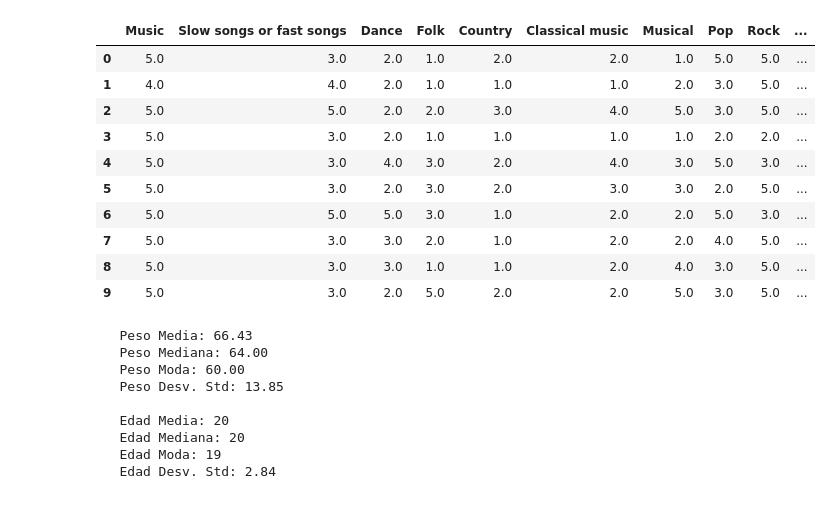
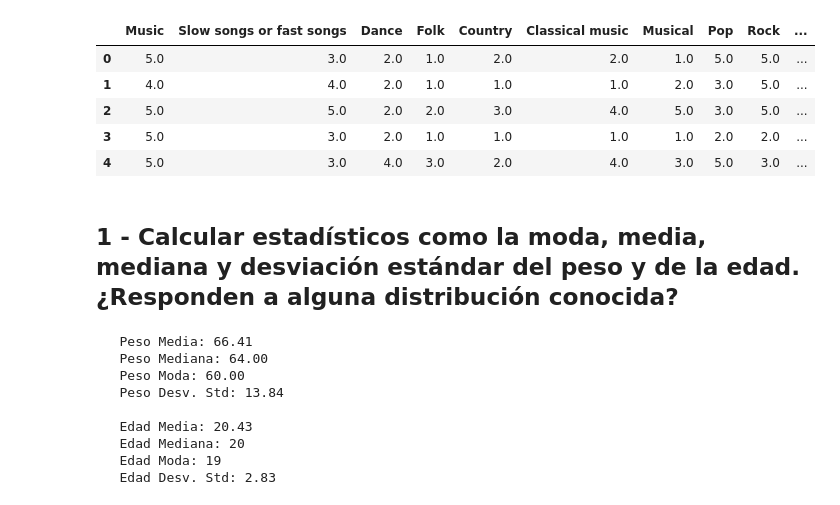
Before and after one commit to renzobechler-zz/diplodatos, a Jupyter notebook: Laboratorio 1 - Soluciones.ipynb, the cells around one changed output. Saved outputs shown, nothing was run; the diff lists cells and outputs as text; code cells hidden in the pictures.

```diff
--- a/Laboratorio 1 - Soluciones.ipynb
+++ b/Laboratorio 1 - Soluciones.ipynb
@@ -37,36 +22,33 @@ Puede encontrar mayor información sobre este dataset [aquí](https://www.kaggle
 # %%
 %matplotlib inline
 
 import pandas as pd
 import seaborn as sns
-
+from matplotlib import pyplot as plt
 
 sns.set_style("whitegrid")
 
 pd.set_option('display.max_columns',150) # Para poder visualizar todas las columnas
 
 dataset = pd.read_csv("./datasets/responses.csv", sep=",")
 
-# Visualizamos la table
-dataset[:10]
+# Visualizamos la tabla
+dataset[:5]
 # %% [output]
 |  | Music | Slow songs or fast songs | Dance | Folk | Country | Classical music | Musical | Pop | Rock | ... |
 | 0 | 5.0 | 3.0 | 2.0 | 1.0 | 2.0 | 2.0 | 1.0 | 5.0 | 5.0 | ... |
 | 1 | 4.0 | 4.0 | 2.0 | 1.0 | 1.0 | 1.0 | 2.0 | 3.0 | 5.0 | ... |
 | 2 | 5.0 | 5.0 | 2.0 | 2.0 | 3.0 | 4.0 | 5.0 | 3.0 | 5.0 | ... |
 | 3 | 5.0 | 3.0 | 2.0 | 1.0 | 1.0 | 1.0 | 1.0 | 2.0 | 2.0 | ... |
 | 4 | 5.0 | 3.0 | 4.0 | 3.0 | 2.0 | 4.0 | 3.0 | 5.0 | 3.0 | ... |
-| 5 | 5.0 | 3.0 | 2.0 | 3.0 | 2.0 | 3.0 | 3.0 | 2.0 | 5.0 | ... |
-| 6 | 5.0 | 5.0 | 5.0 | 3.0 | 1.0 | 2.0 | 2.0 | 5.0 | 3.0 | ... |
-| 7 | 5.0 | 3.0 | 3.0 | 2.0 | 1.0 | 2.0 | 2.0 | 4.0 | 5.0 | ... |
-| 8 | 5.0 | 3.0 | 3.0 | 1.0 | 1.0 | 2.0 | 4.0 | 3.0 | 5.0 | ... |
-| 9 | 5.0 | 3.0 | 2.0 | 5.0 | 2.0 | 2.0 | 5.0 | 3.0 | 5.0 | ... |
+# %% [markdown]
+## 1 - Calcular estadísticos como la moda, media, mediana y desviación estándar del peso y de la edad. ¿Responden a alguna distribución conocida?
 # %%
 #Calcular estadísticos como la moda, media, mediana y desviación estándar del peso y de la edad.
 #¿Responden a alguna distribución conocida?
 
-dataset_peso = dataset.dropna(subset=["Age"])
-dataset_edad = dataset.dropna(subset=["Weight"])
+dataset_peso = dataset.dropna(subset=["Weight"])
+dataset_edad = dataset.dropna(subset=["Age"])
 
 peso_media = dataset_peso["Weight"].mean()
 peso_mediana = dataset_peso["Weight"].median()
@@ -79,24 +61,23 @@ edad_moda = dataset_edad["Age"].mode()
 edad_std = dataset_edad["Age"].std()
 
 
-
 print("""
    Peso Media: %.2f
    Peso Mediana: %.2f
    Peso Moda: %.2f
    Peso Desv. Std: %.2f\n
-   Edad Media: %2.f
+   Edad Media: %.2f
    Edad Mediana: %d
    Edad Moda: %d
    Edad Desv. Std: %.2f
 """ % (peso_media,peso_mediana,peso_moda, peso_std, edad_media,edad_mediana,edad_moda, edad_std))
 # %% [output]
-   Peso Media: 66.43
+   Peso Media: 66.41
    Peso Mediana: 64.00
    Peso Moda: 60.00
-   Peso Desv. Std: 13.85
+   Peso Desv. Std: 13.84
 
-   Edad Media: 20
+   Edad Media: 20.43
    Edad Mediana: 20
    Edad Moda: 19
-   Edad Desv. Std: 2.84
+   Edad Desv. Std: 2.83
```
Also changed, not shown: parts of 33 cells of this notebook.
